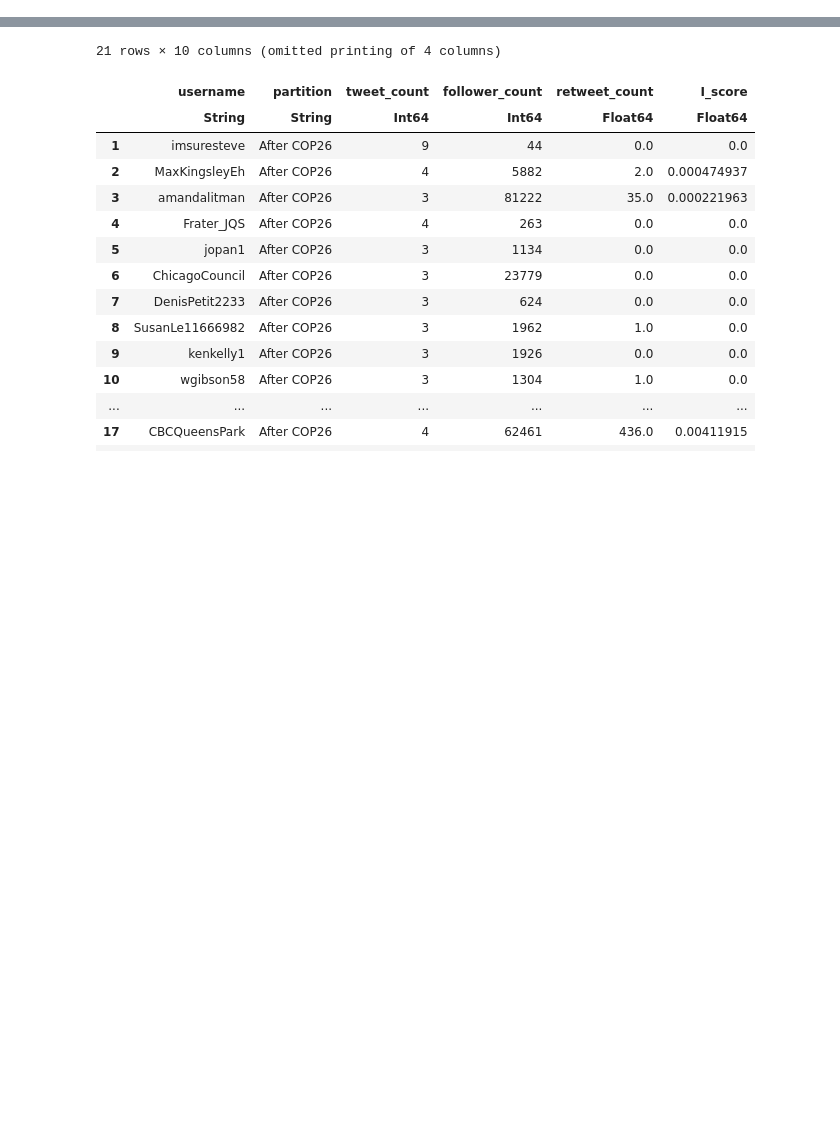
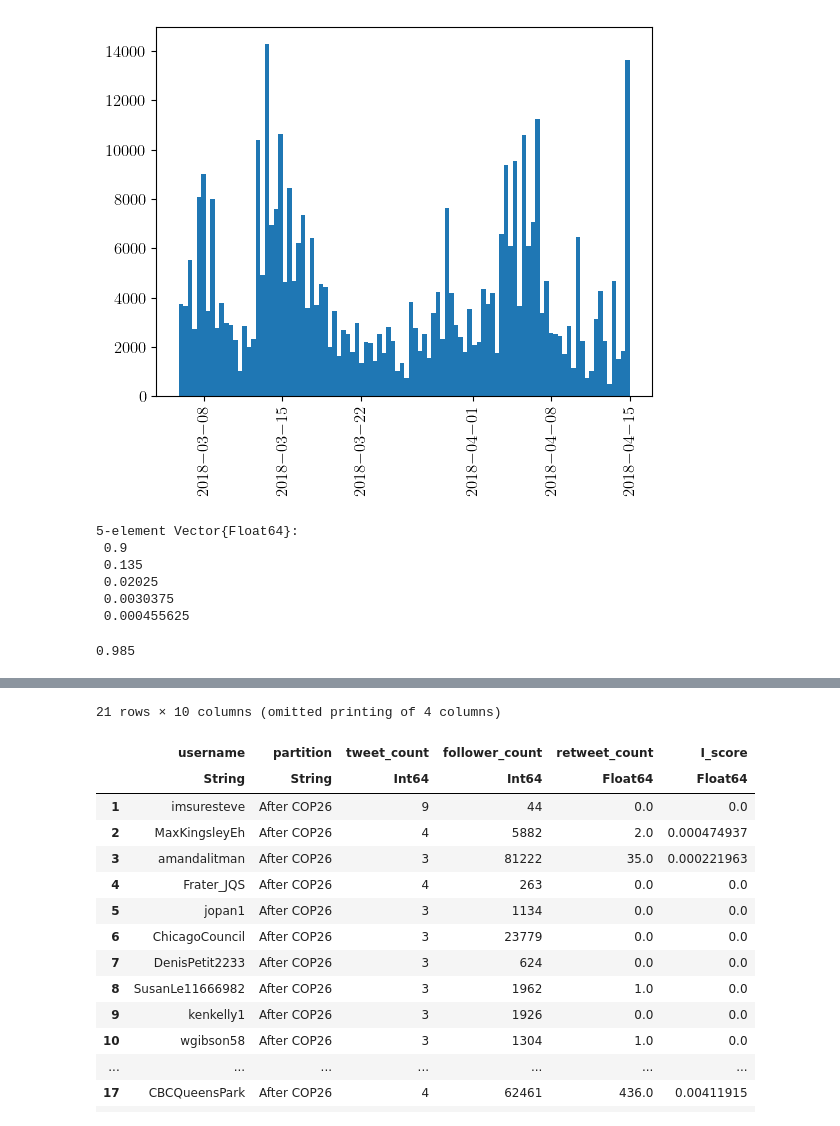
Before and after one commit to Cyrilvallez/Measuring-Influence-Twitter, a Jupyter notebook: Julia/Notebooks/test.ipynb, the cells around one changed output, grey strips where cells are left out. Drawn from its saved outputs; the diff is of its cells as text; code cells hidden in the pictures; blank space fills up the shorter version.

```diff
--- a/Julia/Notebooks/test.ipynb
+++ b/Julia/Notebooks/test.ipynb
@@ -7,0 +48,24 @@ import Seaborn as sns
+# %%
+df3 = load_dataset(Skripal)
+df3 = skripal_dates(df3)
+
+
+plt.figure()
+plt.hist(df3.created_at, bins=100)
+xloc, xlabels = plt.xticks()
+plt.xticks(xloc, xlabels, rotation="vertical");
+# %% [output]
+[figure, added]
+# %%
+[0.9*0.15^i for i = 0:4]
+# %% [output]
+5-element Vector{Float64}:
+ 0.9
+ 0.135
+ 0.02025
+ 0.0030375
+ 0.000455625
+# %%
+sum(weights)
+# %% [output]
+0.985
```
Also changed, not shown: parts of 7 cells of this notebook, 1 other file.
